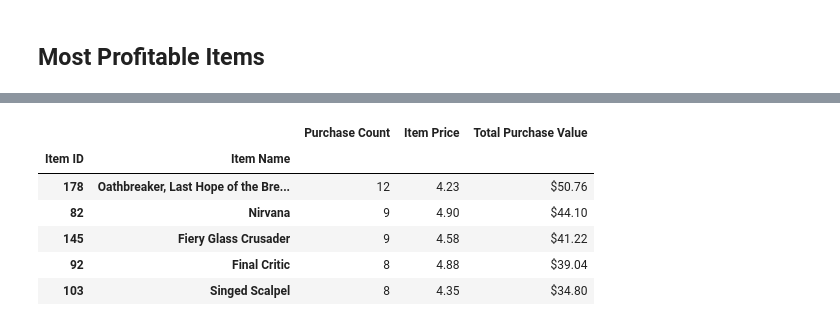
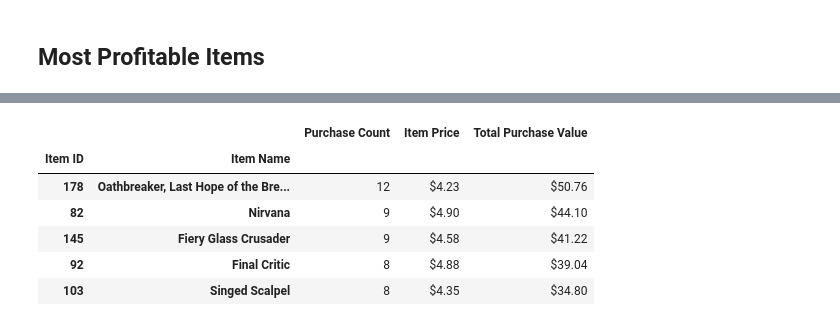
Before and after one commit to bendgame/BootCamp_hw4, a Jupyter notebook: Eric_Kleppen_hw4_Heroes_of_pymoli.ipynb, the cells around one changed output, grey strips where cells are left out. Drawn from its saved outputs; the diff is of its cells as text; code cells hidden in the pictures.

```diff
--- a/Eric_Kleppen_hw4_Heroes_of_pymoli.ipynb
+++ b/Eric_Kleppen_hw4_Heroes_of_pymoli.ipynb
@@ -330,10 +278,15 @@ popular_items = popular_items.rename(columns = {"Price":"Purchase Count"})
 popular_items_g = popular_items.groupby(["Item ID", "Item Name"]).count()
 
 popular_items_g["Item Price"] = popular_items.groupby(["Item ID", "Item Name"]).mean()
+popular_items_g["Item Price"] = popular_items_g["Item Price"].map("${:.2f}".format)
 popular_items_g["Total Purchase Value"] = popular_items.groupby(["Item ID", "Item Name"]).sum()
 
-popular_items_g = popular_items_g.sort_values("Purchase Count", ascending = False)
-popular_items_g.head()
+
+popular_items_gs = popular_items_g.sort_values("Purchase Count", ascending = False)
+
+popular_items_gs["Total Purchase Value"] = popular_items_gs["Total Purchase Value"].map("${:.2f}".format)
+
+popular_items_gs.head()
 # %% [output]
 |  |  | Purchase Count | Item Price | Total Purchase Value |
 | Item ID | Item Name |  |  |  |
@@ -354,13 +303,14 @@ popular_items_g.head()
 * Display a preview of the data frame
 # %%
 profitable_items_g = popular_items_g.sort_values("Total Purchase Value", ascending = False)
-profitable_items_g["Total Purchase Value"] = profitable_items_g["Total Purchase Value"].map("${:.2f}".format)
+profitable_items_g["Total Purchase Value"] = popular_items_g["Total Purchase Value"].map("${:.2f}".format)
+
 profitable_items_g.head()
 # %% [output]
 |  |  | Purchase Count | Item Price | Total Purchase Value |
 | Item ID | Item Name |  |  |  |
-| 178 | Oathbreaker, Last Hope of the Bre... | 12 | 4.23 | $50.76 |
-| 82 | Nirvana | 9 | 4.90 | $44.10 |
-| 145 | Fiery Glass Crusader | 9 | 4.58 | $41.22 |
-| 92 | Final Critic | 8 | 4.88 | $39.04 |
-| 103 | Singed Scalpel | 8 | 4.35 | $34.80 |
+| 178 | Oathbreaker, Last Hope of the Bre... | 12 | $4.23 | $50.76 |
+| 82 | Nirvana | 9 | $4.90 | $44.10 |
+| 145 | Fiery Glass Crusader | 9 | $4.58 | $41.22 |
+| 92 | Final Critic | 8 | $4.88 | $39.04 |
+| 103 | Singed Scalpel | 8 | $4.35 | $34.80 |
```
Also changed, not shown: parts of 6 cells of this notebook.
